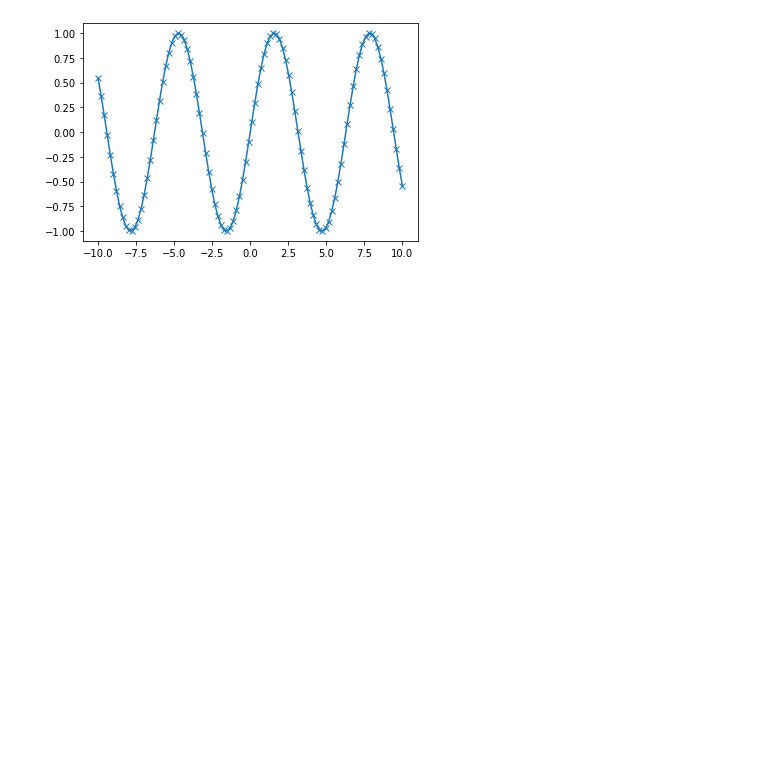
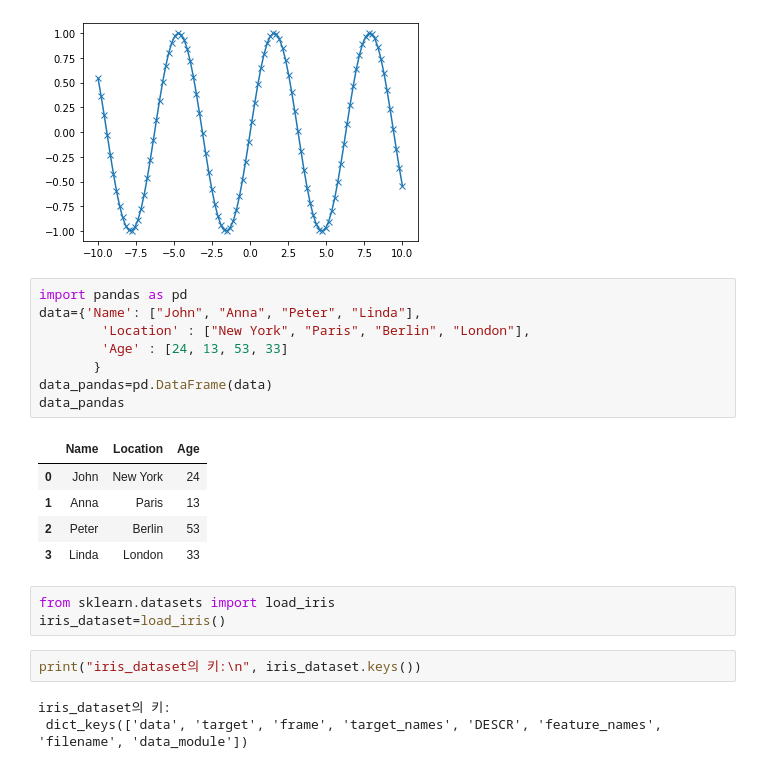
Before and after one commit to BongSeongEun/AI-Study, a Jupyter notebook: Practice_Numpy.ipynb, the cells around one changed output. Saved outputs shown, nothing was run; the diff lists cells and outputs as text; blank space fills up the shorter version.

```diff
--- a/Practice_Numpy.ipynb
+++ b/Practice_Numpy.ipynb
@@ -58,3 +58,25 @@ plt.plot(x, y, marker="x")
 # %% [output]
 [<matplotlib.lines.Line2D at 0x...>]
 [figure]
+# %%
+import pandas as pd
+data={'Name': ["John", "Anna", "Peter", "Linda"],
+        'Location' : ["New York", "Paris", "Berlin", "London"],
+        'Age' : [24, 13, 53, 33]
+       }
+data_pandas=pd.DataFrame(data)
+data_pandas
+# %% [output]
+|  | Name | Location | Age |
+| 0 | John | New York | 24 |
+| 1 | Anna | Paris | 13 |
+| 2 | Peter | Berlin | 53 |
+| 3 | Linda | London | 33 |
+# %%
+from sklearn.datasets import load_iris
+iris_dataset=load_iris()
+# %%
+print("iris_dataset의 키:\n", iris_dataset.keys())
+# %% [output]
+iris_dataset의 키:
+ dict_keys(['data', 'target', 'frame', 'target_names', 'DESCR', 'feature_names', 'filename', 'data_module'])
```
Also changed, not shown: parts of 3 cells of this notebook.
